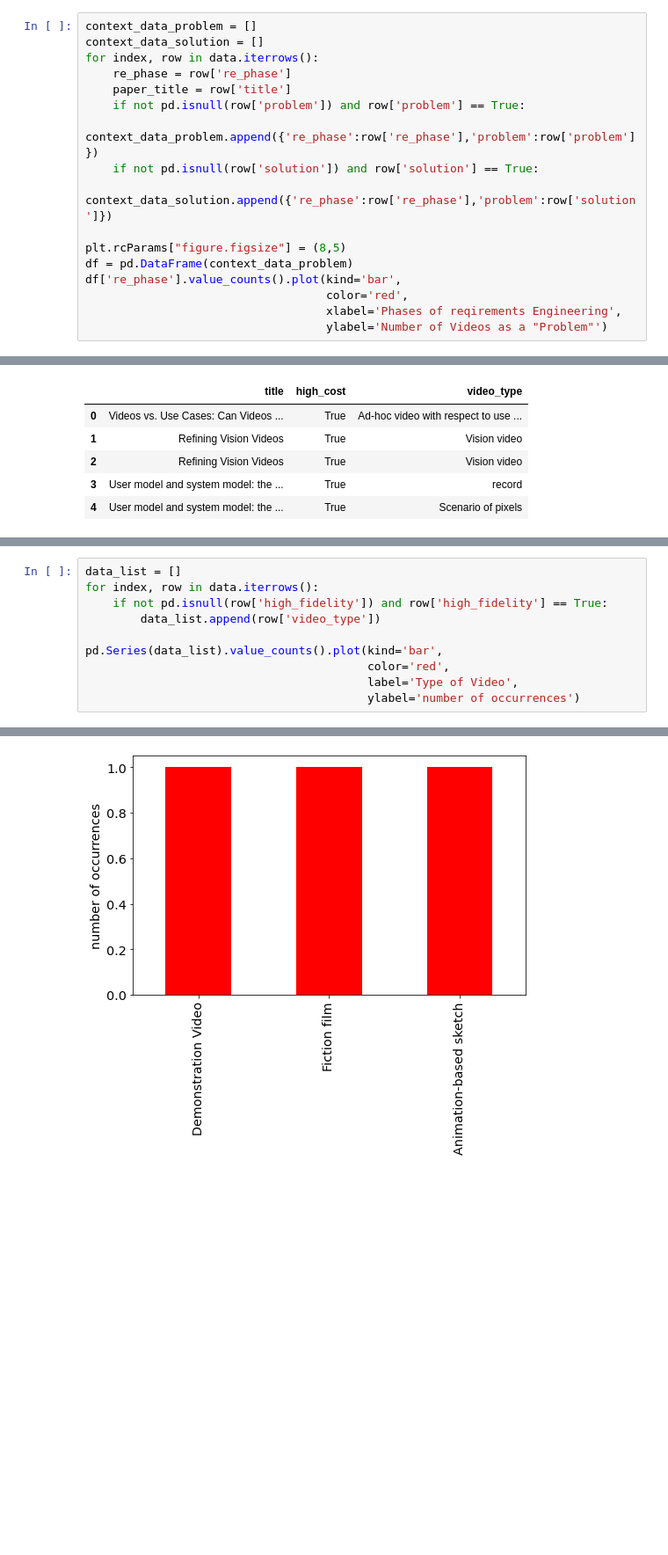
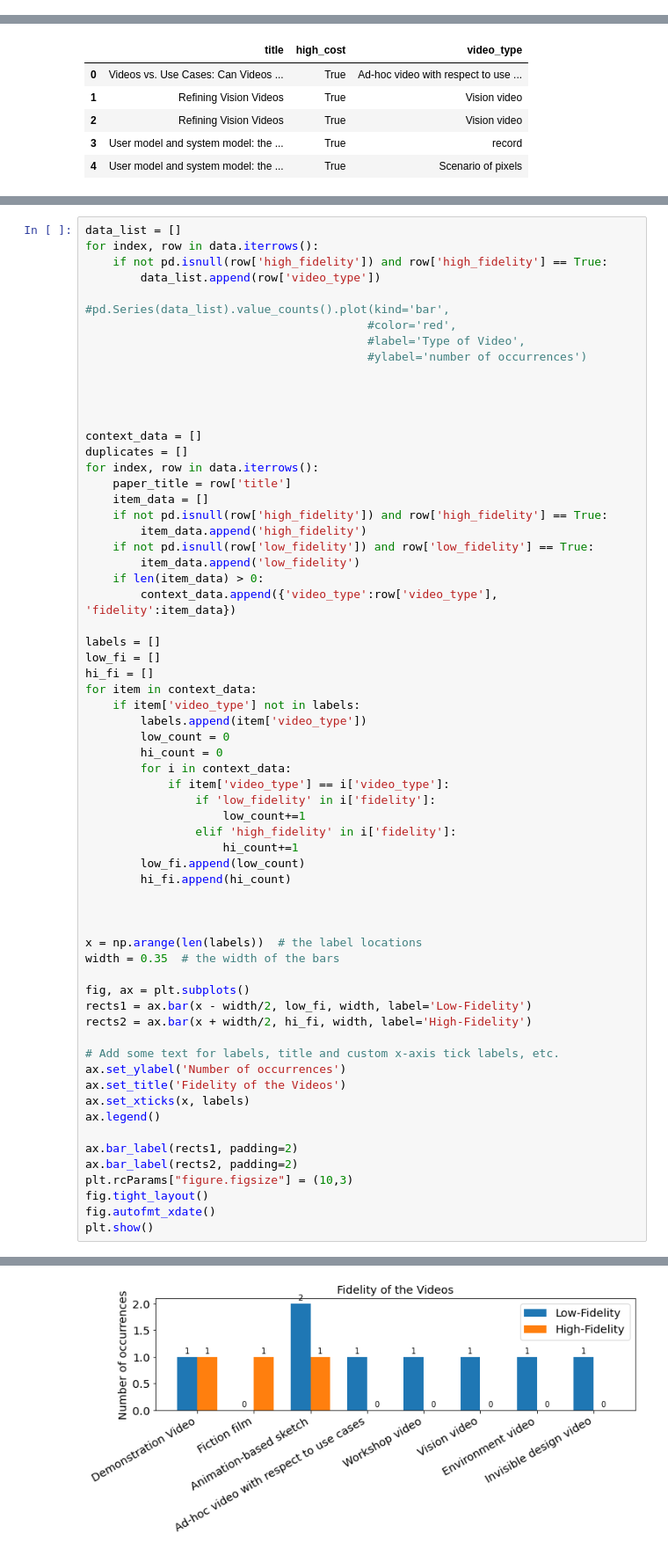
Before and after one commit to AlexHahnGF/bachelor, a Jupyter notebook: Untitled.ipynb, the cells around one changed output, grey strips where cells are left out. Shown at 88% size. Saved outputs shown, nothing was run; the diff lists cells and outputs as text; blank space fills up the shorter version.

Commit message:
fidelity grpah angepasst

```diff
--- a/Untitled.ipynb
+++ b/Untitled.ipynb
@@ -445,18 +436 @@ plt.show()
 [figure]
-# %%
-context_data_problem = []
-context_data_solution = []
-for index, row in data.iterrows():
-    re_phase = row['re_phase']
-    paper_title = row['title']
-    if not pd.isnull(row['problem']) and row['problem'] == True:
-        context_data_problem.append({'re_phase':row['re_phase'],'problem':row['problem']})
-    if not pd.isnull(row['solution']) and row['solution'] == True:
-        context_data_solution.append({'re_phase':row['re_phase'],'problem':row['solution']})
-
-plt.rcParams["figure.figsize"] = (8,5)
-df = pd.DataFrame(context_data_problem)
-df['re_phase'].value_counts().plot(kind='bar',
-                                   color='red',
-                                   xlabel='Phases of reqirements Engineering',
-                                   ylabel='Number of Videos as a "Problem"')
@@ -617,8 +541,62 @@ for index, row in data.iterrows():
     if not pd.isnull(row['high_fidelity']) and row['high_fidelity'] == True:
         data_list.append(row['video_type'])
 
-pd.Series(data_list).value_counts().plot(kind='bar',
-                                         color='red',
-                                         label='Type of Video',
-                                         ylabel='number of occurrences')
+#pd.Series(data_list).value_counts().plot(kind='bar',
+                                         #color='red',
+                                         #label='Type of Video',
+                                         #ylabel='number of occurrences')
+
+
+
+
+context_data = []
+duplicates = []
+for index, row in data.iterrows():
+    paper_title = row['title']
+    item_data = []
+    if not pd.isnull(row['high_fidelity']) and row['high_fidelity'] == True:
+        item_data.append('high_fidelity')
+    if not pd.isnull(row['low_fidelity']) and row['low_fidelity'] == True:
+        item_data.append('low_fidelity')
+    if len(item_data) > 0:
+        context_data.append({'video_type':row['video_type'], 'fidelity':item_data})
+
+labels = []
+low_fi = []
+hi_fi = []
+for item in context_data:
+    if item['video_type'] not in labels:
+        labels.append(item['video_type'])
+        low_count = 0
+        hi_count = 0
+        for i in context_data:
+            if item['video_type'] == i['video_type']:
+                if 'low_fidelity' in i['fidelity']:
+                    low_count+=1
+                elif 'high_fidelity' in i['fidelity']:
+                    hi_count+=1
+        low_fi.append(low_count)
+        hi_fi.append(hi_count)
+
+
+
+x = np.arange(len(labels))  # the label locations
+width = 0.35  # the width of the bars
+
+fig, ax = plt.subplots()
+rects1 = ax.bar(x - width/2, low_fi, width, label='Low-Fidelity')
+rects2 = ax.bar(x + width/2, hi_fi, width, label='High-Fidelity')
+
+# Add some text for labels, title and custom x-axis tick labels, etc.
+ax.set_ylabel('Number of occurrences')
+ax.set_title('Fidelity of the Videos')
+ax.set_xticks(x, labels)
+ax.legend()
+
+ax.bar_label(rects1, padding=2)
+ax.bar_label(rects2, padding=2)
+plt.rcParams["figure.figsize"] = (10,3)
+fig.tight_layout()
+fig.autofmt_xdate()
+plt.show()
 # %% [output]
@@ -626 +603 @@ pd.Series(data_list).value_counts().plot(kind='bar',
-[figure, old version]
+[figure, new version]
```
Also changed, not shown: parts of 14 cells of this notebook.
